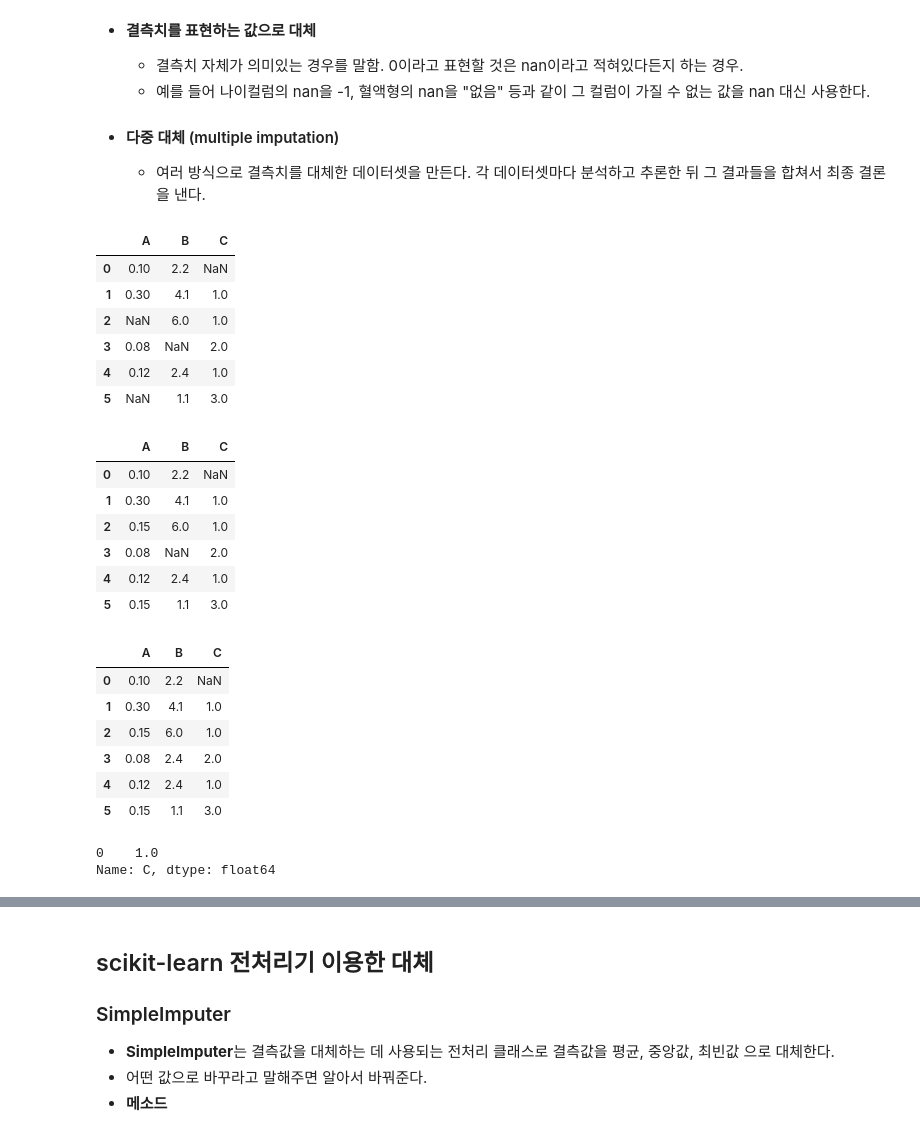
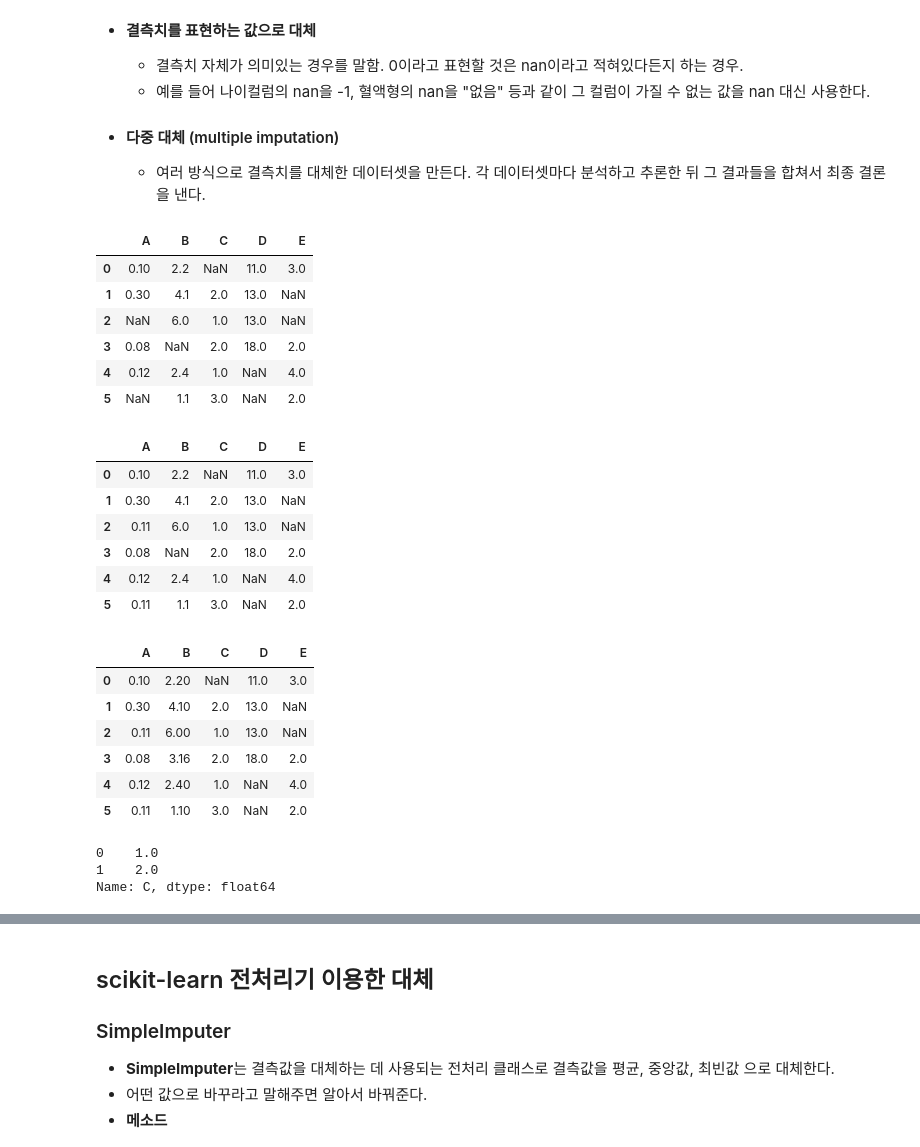
Before and after one commit to NGGW519/SKN13_mysrc, a Jupyter notebook: 08_머신러닝/04_데이터_전처리.ipynb, the cells around one changed output, grey strips where cells are left out. Drawn from its saved outputs; the diff is of its cells as text; code cells hidden in the pictures.

```diff
--- a/08_머신러닝/04_데이터_전처리.ipynb
+++ b/08_머신러닝/04_데이터_전처리.ipynb
@@ -185,61 +190,66 @@ import pandas as pd
 import numpy as np
 
 df = pd.DataFrame([
-        [0.1, 2.2, np.nan],
-        [0.3, 4.1, 1],
-        [np.nan, 6, 1],
-        [0.08, np.nan, 2],
-        [0.12, 2.4, 1],
-        [np.nan, 1.1, 3]
-    ], columns=['A', 'B', 'C']
+        [0.1, 2.2, np.nan, 11, 3],
+        [0.3, 4.1, 2, 13, np.nan],
+        [np.nan, 6, 1, 13, np.nan],
+        [0.08, np.nan, 2, 18, 2],
+        [0.12, 2.4, 1, np.nan, 4],
+        [np.nan, 1.1, 3, np.nan, 2]
+    ], columns=['A', 'B', 'C', 'D', 'E']
 )
 org = df.copy()
 # %%
 df
-# A,B는 수치형, C는 범주형형
+# A,B는 수치형
+# C,D,E는 범주형
 # %% [output]
-|  | A | B | C |
-| 0 | 0.10 | 2.2 | NaN |
-| 1 | 0.30 | 4.1 | 1.0 |
-| 2 | NaN | 6.0 | 1.0 |
-| 3 | 0.08 | NaN | 2.0 |
-| 4 | 0.12 | 2.4 | 1.0 |
-| 5 | NaN | 1.1 | 3.0 |
+|  | A | B | C | D | E |
+| 0 | 0.10 | 2.2 | NaN | 11.0 | 3.0 |
+| 1 | 0.30 | 4.1 | 2.0 | 13.0 | NaN |
+| 2 | NaN | 6.0 | 1.0 | 13.0 | NaN |
+| 3 | 0.08 | NaN | 2.0 | 18.0 | 2.0 |
+| 4 | 0.12 | 2.4 | 1.0 | NaN | 4.0 |
+| 5 | NaN | 1.1 | 3.0 | NaN | 2.0 |
 # %%
 # 컬럼별(속성) 처리.
 # 일단 nan을 바꾸는 메서드는 .fillna()
-# nan 제외한 평균구하기 .mean()
-### 평균 대체
-df['A']  = df['A'].fillna(df['A'].mean())
+# nan 제외한 평균구하기 .median()
+
+### 중앙값 대체
+df['A']  = df['A'].fillna(df['A'].median())
 df
 
-# df.fillna(df['A'].mean()) # >> 이렇게 했으면, ABC 모든 컬럼의 nan을 A의 평균으로 바꾼다.
+# df.fillna(df['A'].median()) # >> 이렇게 했으면, ABC 모든 컬럼의 nan을 A의 평균으로 바꾼다.
 # %% [output]
-|  | A | B | C |
-| 0 | 0.10 | 2.2 | NaN |
-| 1 | 0.30 | 4.1 | 1.0 |
-| 2 | 0.15 | 6.0 | 1.0 |
-| 3 | 0.08 | NaN | 2.0 |
-| 4 | 0.12 | 2.4 | 1.0 |
-| 5 | 0.15 | 1.1 | 3.0 |
+|  | A | B | C | D | E |
+| 0 | 0.10 | 2.2 | NaN | 11.0 | 3.0 |
+| 1 | 0.30 | 4.1 | 2.0 | 13.0 | NaN |
+| 2 | 0.11 | 6.0 | 1.0 | 13.0 | NaN |
+| 3 | 0.08 | NaN | 2.0 | 18.0 | 2.0 |
+| 4 | 0.12 | 2.4 | 1.0 | NaN | 4.0 |
+| 5 | 0.11 | 1.1 | 3.0 | NaN | 2.0 |
 # %%
-### 중앙값
-df['B'] = df['B'].fillna(df['B'].median())
+### 평균
+df['B'] = df['B'].fillna(df['B'].mean())
 df
 # %% [output]
-|  | A | B | C |
-| 0 | 0.10 | 2.2 | NaN |
-| 1 | 0.30 | 4.1 | 1.0 |
-| 2 | 0.15 | 6.0 | 1.0 |
-| 3 | 0.08 | 2.4 | 2.0 |
-| 4 | 0.12 | 2.4 | 1.0 |
-| 5 | 0.15 | 1.1 | 3.0 |
+|  | A | B | C | D | E |
+| 0 | 0.10 | 2.20 | NaN | 11.0 | 3.0 |
+| 1 | 0.30 | 4.10 | 2.0 | 13.0 | NaN |
+| 2 | 0.11 | 6.00 | 1.0 | 13.0 | NaN |
+| 3 | 0.08 | 3.16 | 2.0 | 18.0 | 2.0 |
+| 4 | 0.12 | 2.40 | 1.0 | NaN | 4.0 |
+| 5 | 0.11 | 1.10 | 3.0 | NaN | 2.0 |
 # %%
-df['C'].mode()[0]
+### 최빈값
+df['C'].mode()
 
-# df['C'].mode() 그냥 이렇게 하면 시리즈로 반환한다. 따라서 [0]을 붙여서 무슨 값으로 바꿀지 설정해줘야함.
+# df['C'].mode() 그냥 이렇게 하면 최빈값이 여러개인 경우 시리즈 타입으로 반환한다.
+# 따라서 [0]을 붙여서 최빈값으로 나온 값들중 첫번째의 최빈값으로 대체하겠다고 [0]을 적는다.
 # %% [output]
 0    1.0
+1    2.0
 Name: C, dtype: float64
 # %%
 ### 최빈값(범주형)
```
Also changed, not shown: parts of 58 cells of this notebook, 6 other files.
